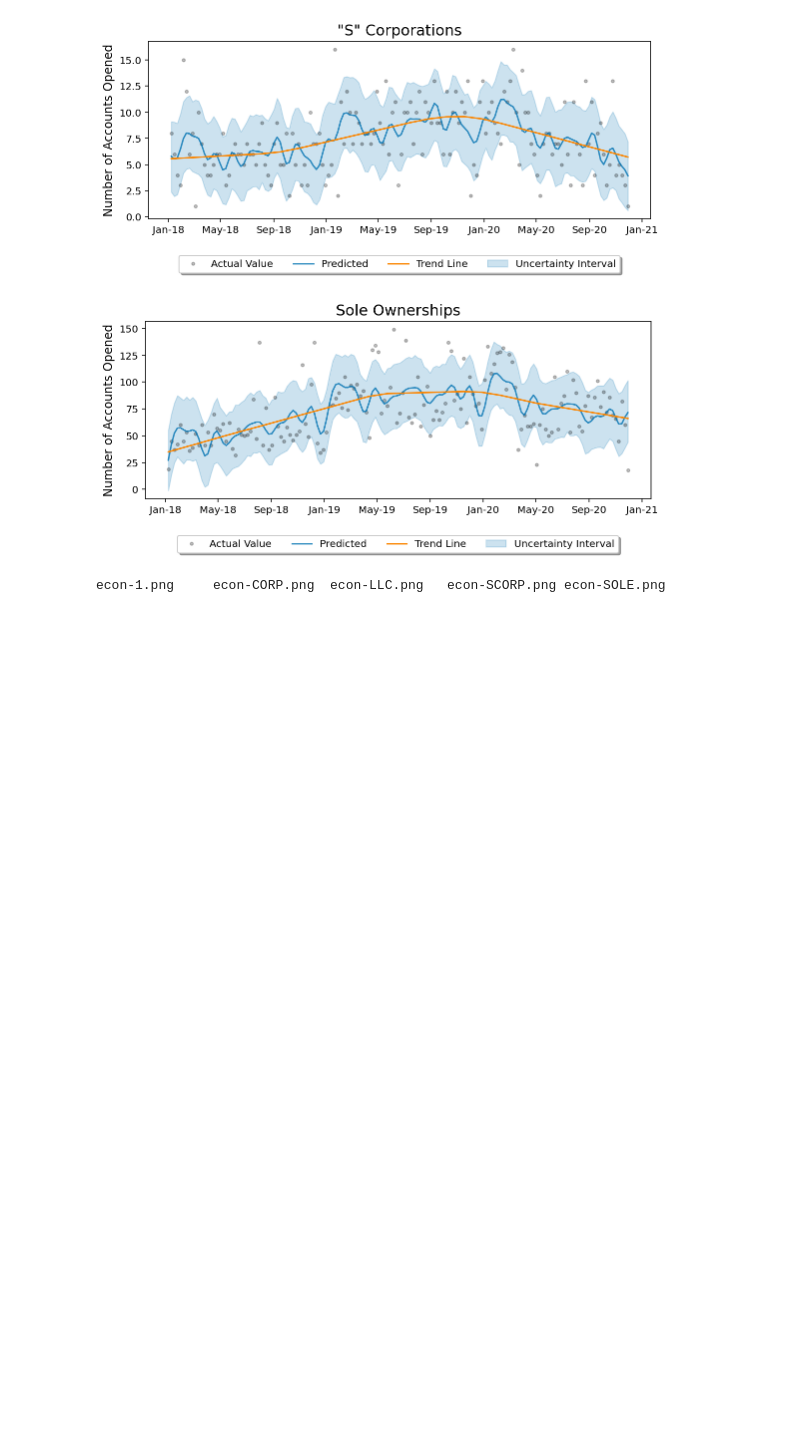
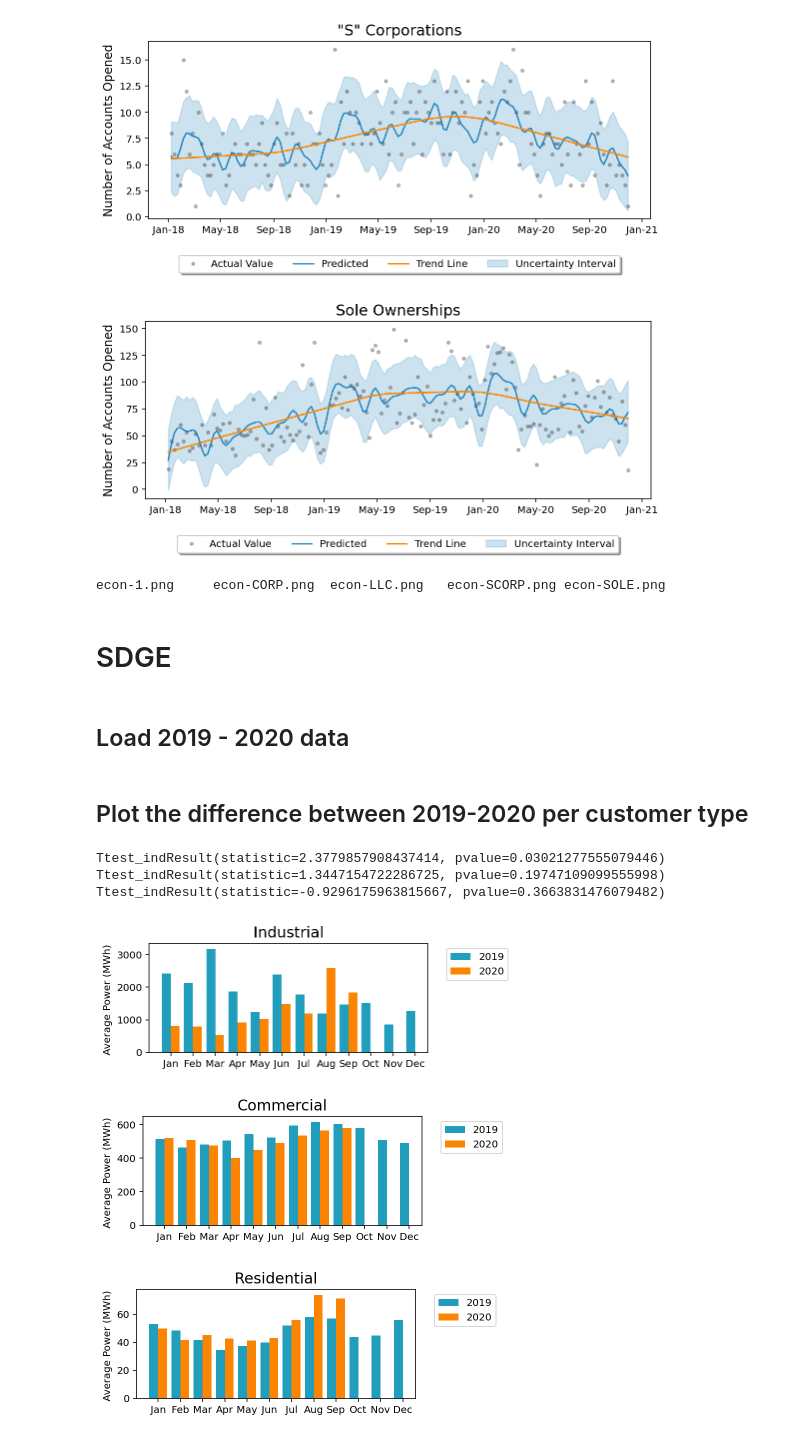
Before and after one commit to tarujg/covid-analysis, a Jupyter notebook: notebooks/plots.ipynb, the cells around one changed output. Cells and saved outputs as stored; diff of their text form; code cells hidden in the pictures; blank space fills up the shorter version.

```diff
--- a/notebooks/econ-plots.ipynb
+++ b/notebooks/plots.ipynb
@@ -25,3 +47,5 @@ make_figures(econ_data_fp)
 !ls figures
 # %% [output]
 econ-1.png     econ-CORP.png  econ-LLC.png   econ-SCORP.png econ-SOLE.png
+# %% [markdown]
+# SDGE
@@ -27,0 +62,55 @@ econ-1.png     econ-CORP.png  econ-LLC.png   econ-SCORP.png econ-SOLE.png
+# %% [markdown]
+## Load 2019 - 2020 data
+# %%
+year = ["2019","2020"]
+quarter = ["Q1","Q2","Q3","Q4"]
+path = "../data/sdge/"
+
+avgkwh_year = {} #dictionary containing avgkwh per month per customer type from 2019 to 2020
+for y in year:
+    avgkwh = {}
+    for q in quarter:
+        if not (y == "2020" and q == "Q4"):
+            data = read_sdge_data(path,y,q,"ELEC")
+            avgkwh.update(get_avgkwh_per_customer_month(data))
+    avgkwh_year[y] = avgkwh
+# %% [markdown]
+## Plot the difference between 2019-2020 per customer type
+# %%
+customer = {'I':'Industrial','C':'Commercial','R':'Residential'}
+month = np.arange(1,13)
+
+k=0
+for c in customer:
+    d_19 = []
+    d_20 = []
+    for m in month:
+        d_19.extend([avgkwh_year["2019"][str(m)+c]])
+        if str(m)+c in avgkwh_year["2020"]:
+            d_20.extend([avgkwh_year["2020"][str(m)+c] ])
+
+    #plot
+    k+=1
+    plt.figure(figsize=(5,2))
+
+    x = np.arange(12)
+    d_191 = [i/1e3 for i in d_19]
+    plt.bar(x-0.4,d_191,width=0.4,align='edge',color="#219EBC")
+    x = np.arange(9)
+    d_201 = [i/1e3 for i in d_20]
+    plt.bar(x,d_201,width=0.4,align='edge',color="#FB8500")
+    plt.xticks(np.arange(12),['Jan','Feb','Mar','Apr','May','Jun','Jul','Aug','Sep','Oct','Nov','Dec'])
+    plt.title(customer[c],fontsize=15)
+    plt.ylabel("Average Power (MWh) ",fontsize=10)
+
+    plt.savefig(c+".png")
+    plt.legend(['2019','2020'],bbox_to_anchor=(1.05, 1), loc='upper left')
+
+#     print(ttest_ind (d_19[:9],d_20))
+# %% [output]
+Ttest_indResult(statistic=2.3779857908437414, pvalue=0.03021277555079446)
+Ttest_indResult(statistic=1.3447154722286725, pvalue=0.19747109099555998)
+Ttest_indResult(statistic=-0.9296175963815667, pvalue=0.3663831476079482)
+[figure, added]
+[figure, added]
+[figure, added]
```
Also changed, not shown: parts of 9 cells of this notebook, 2 other files.
